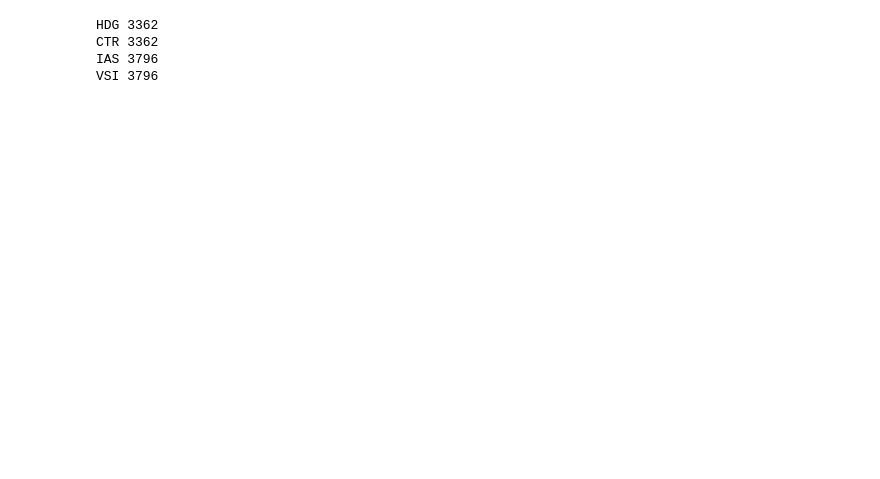
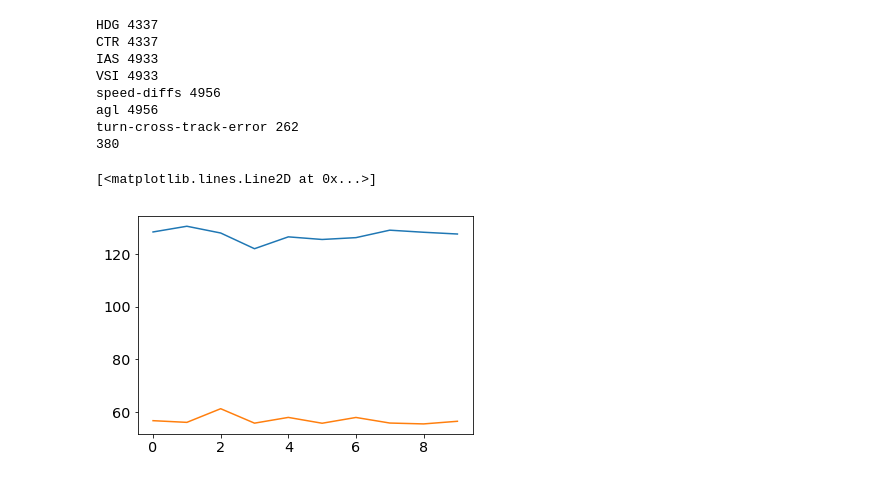
Before and after one commit to KeltonKarboviak/ngafid_cpat, a Jupyter notebook: graphs.ipynb, the cells around one changed output. Cells and saved outputs as stored; diff of their text form; code cells hidden in the pictures; blank space fills up the shorter version.

```diff
--- a/graphs.ipynb
+++ b/graphs.ipynb
@@ -20,11 +20,67 @@ with open('params.txt', 'r') as handle:
     vsis = data['VSI']
     ctrs = data['CTR']
     hdgs = data['HDG']
+
+
+with open('t_params.txt', 'r') as handle:
+    data = json.load(handle)
+    for k, v in data.items():
+        print(k, len(v))
+
+    speed_diffs = data['speed-diffs']
+    agls = data['agl']
+
+
+with open('turn_params.txt', 'r') as handle:
+    data = json.load(handle)
+    for k, v in data.items():
+        print(k, len(v))
+
+    turn_ctrs = data['turn-cross-track-error']
+
+
+with open('scores.txt', 'r') as handle:
+    scores = json.load(handle)
+    print(len(scores))
 # %% [output]
-HDG 3362
-CTR 3362
-IAS 3796
-VSI 3796
+HDG 4337
+CTR 4337
+IAS 4933
+VSI 4933
+speed-diffs 4956
+agl 4956
+turn-cross-track-error 262
+380
+# %%
+linear = (128.275,
+  130.441,
+  127.878,
+  121.923,
+  126.418,
+  125.425,
+  126.123,
+  128.949,
+  128.161,
+  127.494)
+
+multi = (56.726,
+  56.086,
+  61.263,
+  55.787,
+  57.964,
+  55.753,
+  57.945,
+  55.83,
+  55.497,
+  56.496)
+
+
+t1 = range(len(linear))
+plt.plot(t1, linear)
+plt.plot(t1, multi)
+# %% [output]
+[<matplotlib.lines.Line2D at 0x...>]
+[figure, added]
 # %%
 import math
 
```
Also changed, not shown: parts of 15 cells of this notebook.
